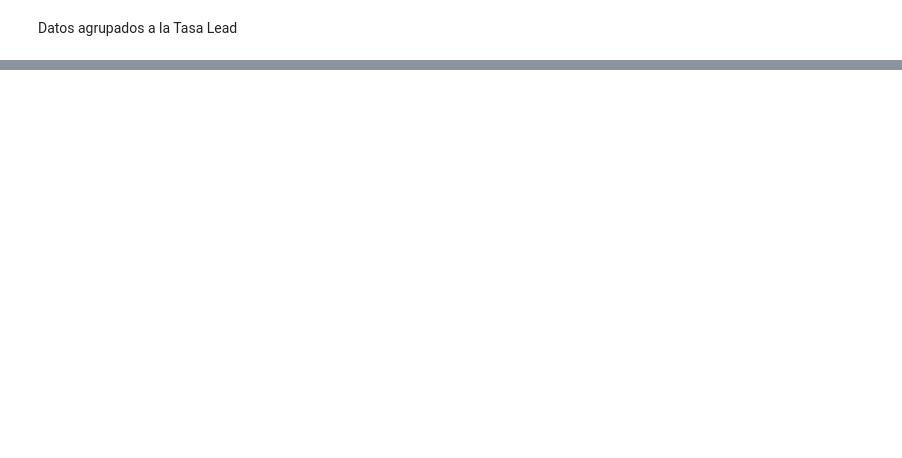
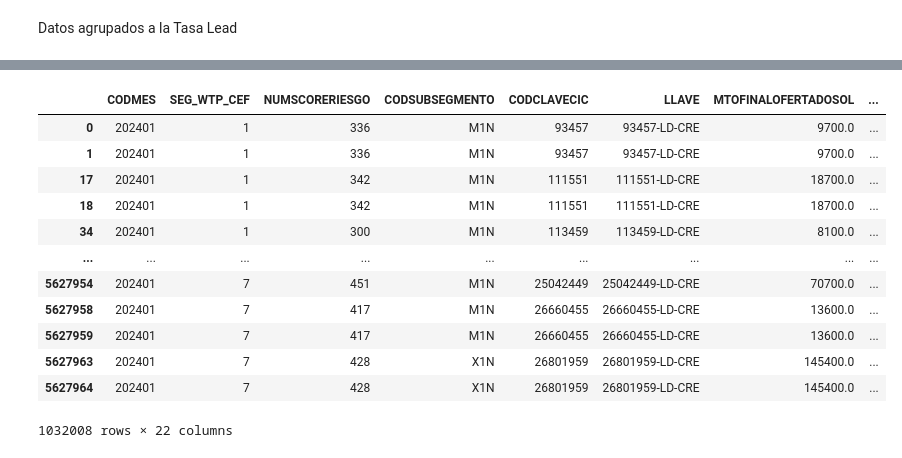
Before and after one commit to jhonatan20140/Proyecto_1.1, a Jupyter notebook: traslation_book_CEF.ipynb, the cells around one changed output, grey strips where cells are left out. Drawn from its saved outputs; the diff is of its cells as text; code cells hidden in the pictures; blank space fills up the shorter version.

```diff
--- a/traslation_book_CEF.ipynb
+++ b/traslation_book_CEF.ipynb
@@ -111,8 +111,12 @@ df_seg_opt= df_seg_opt_mx_efectividad
 
 #Indicadores estimados
 
+#*********************
+##DUDA DEL VAN_ESTIMADO PARA LA TALBA CONSOLIDADA ANTES DE OPTIMIZACION SERIA EL VAN ESTIMADO NORMAL O EL EF
+
+#**********************************
 for ind in indicators_reported:
-  df_seg_opt['{}_estimado'.format(ind)] = df_seg_opt[ind] * df_seg_opt['PROB_ADJ_EF']
+  df_seg_opt['{}_ESTIMADO'.format(ind)] = df_seg_opt[ind] * df_seg_opt['PROB_ADJ_EF']
 
 # Para MTO ESTIMADO
 df_seg_opt['MTO_ESTIMADO']=df_seg_opt['MTOFINALOFERTADOSOL']* df_seg_opt['PROB_ADJ_EF']
@@ -182,0 +163,3 @@ memory usage: 77.2+ MB
+# %%
+df_subsegmento.columns=df_subsegmento.columns.str.upper()
+df_subsegmento.info()
@@ -185,7 +189,7 @@ Cambio de tipologia de variables para las operaciones de union y aritmeticas
 # %%
 df_subsegmento['CODCLAVECIC'] = df_subsegmento['CODCLAVECIC'].astype('int64')
 df_subsegmento['CAMPANA'] = df_subsegmento['CAMPANA'].astype('string')
-df_subsegmento['TasaPropuesta'] = df_subsegmento['TasaPropuesta'].astype('float64')
+df_subsegmento['TASAPROPUESTA'] = df_subsegmento['TASAPROPUESTA'].astype('float64')
 df_subsegmento['LLAVE'] = df_subsegmento['LLAVE'].astype('string')
 df_subsegmento['FLG_SUBSEGMENTO_CONSUMO'] = df_subsegmento['FLG_SUBSEGMENTO_CONSUMO'].astype('string')
 df_subsegmento['DESEMBOLSO'] = df_subsegmento['DESEMBOLSO'].astype('int64')
@@ -305,0 +490,16 @@ print(df_res_opt_agrega)
+# %%
+df_seg_opt_a.head(2)
+# %% [output]
+|  | CODMES | SEG_WTP_CEF | NUMSCORERIESGO | CODSUBSEGMENTO | CODCLAVECIC | LLAVE | MTOFINALOFERTADOSOL | ... |
+| 0 | 202401 | 1 | 336 | M1N | 93457 | 93457-LD-CRE | 9700.0 | ... |
+| 1 | 202401 | 1 | 336 | M1N | 93457 | 93457-LD-CRE | 9700.0 | ... |
+| 17 | 202401 | 1 | 342 | M1N | 111551 | 111551-LD-CRE | 18700.0 | ... |
+| 18 | 202401 | 1 | 342 | M1N | 111551 | 111551-LD-CRE | 18700.0 | ... |
+| 34 | 202401 | 1 | 300 | M1N | 113459 | 113459-LD-CRE | 8100.0 | ... |
+| ... | ... | ... | ... | ... | ... | ... | ... | ... |
+| 5627954 | 202401 | 7 | 451 | M1N | 25042449 | 25042449-LD-CRE | 70700.0 | ... |
+| 5627958 | 202401 | 7 | 417 | M1N | 26660455 | 26660455-LD-CRE | 13600.0 | ... |
+| 5627959 | 202401 | 7 | 417 | M1N | 26660455 | 26660455-LD-CRE | 13600.0 | ... |
+| 5627963 | 202401 | 7 | 428 | X1N | 26801959 | 26801959-LD-CRE | 145400.0 | ... |
+| 5627964 | 202401 | 7 | 428 | X1N | 26801959 | 26801959-LD-CRE | 145400.0 | ... |
+1032008 rows × 22 columns
```
Also changed, not shown: parts of 20 cells of this notebook, 1 other file.
